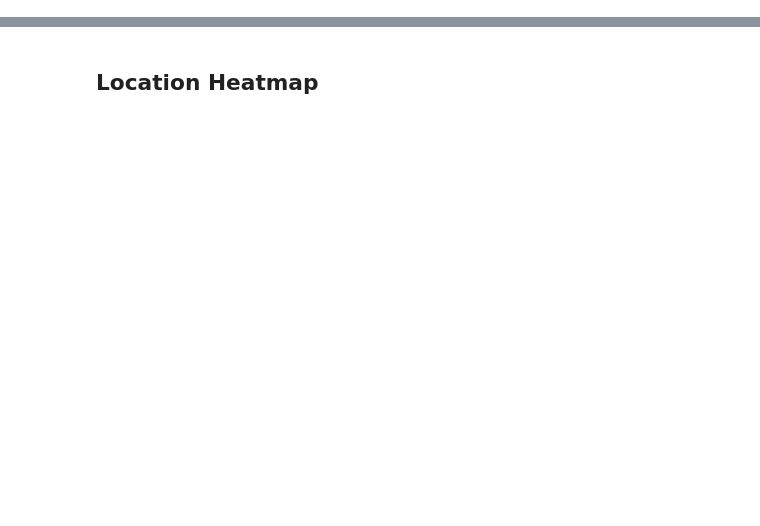
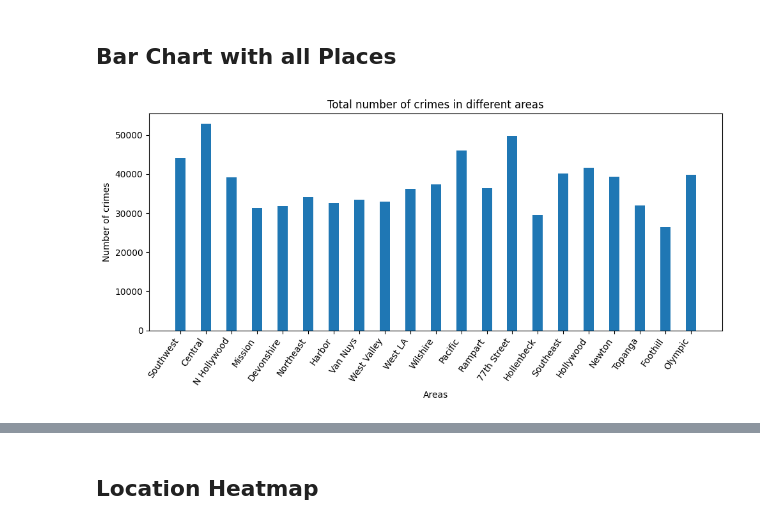
Before and after one commit to DataViz-Trio/Assignment-3, a Jupyter notebook: csv_to_parquet.ipynb, the cells around one changed output, grey strips where cells are left out. Saved outputs shown, nothing was run; the diff lists cells and outputs as text; code cells hidden in the pictures; blank space fills up the shorter version.

```diff
--- a/csv_to_parquet.ipynb
+++ b/csv_to_parquet.ipynb
@@ -52,0 +185,23 @@ p
+# %% [markdown]
+## Bar Chart with all Places
+# %%
+d = {}
+for location in df["AREA NAME"].unique():
+    d[location] = len(df[df["AREA NAME"] == location])
+
+places = list(d.keys())
+crime_counts = list(d.values())
+
+fig = plt.figure(figsize = (10, 5))
+
+plt.bar(places, crime_counts,width = 0.4)
+
+plt.xlabel("Areas")
+plt.ylabel("Number of crimes")
+plt.title("Total number of crimes in different areas")
+
+plt.xticks(rotation=55, ha='right')
+plt.tight_layout()
+plt.show()
+# %% [output]
+[figure, added]
```
Also changed, not shown: parts of 25 cells of this notebook, 1 other file.
